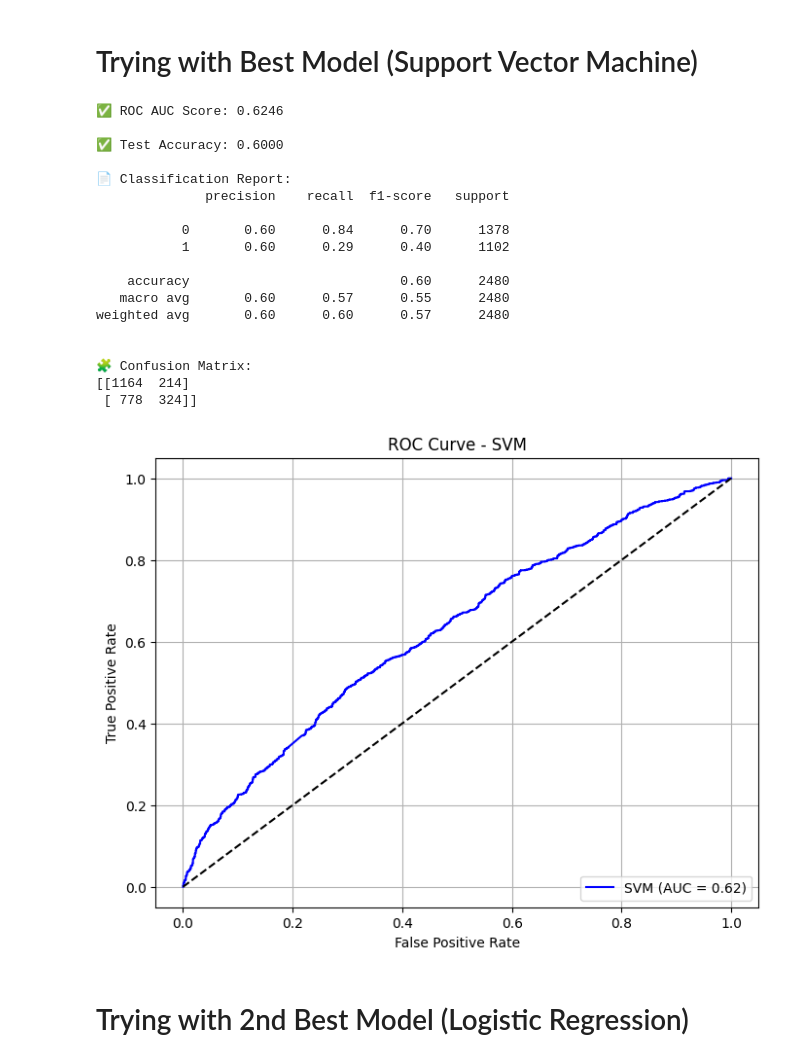
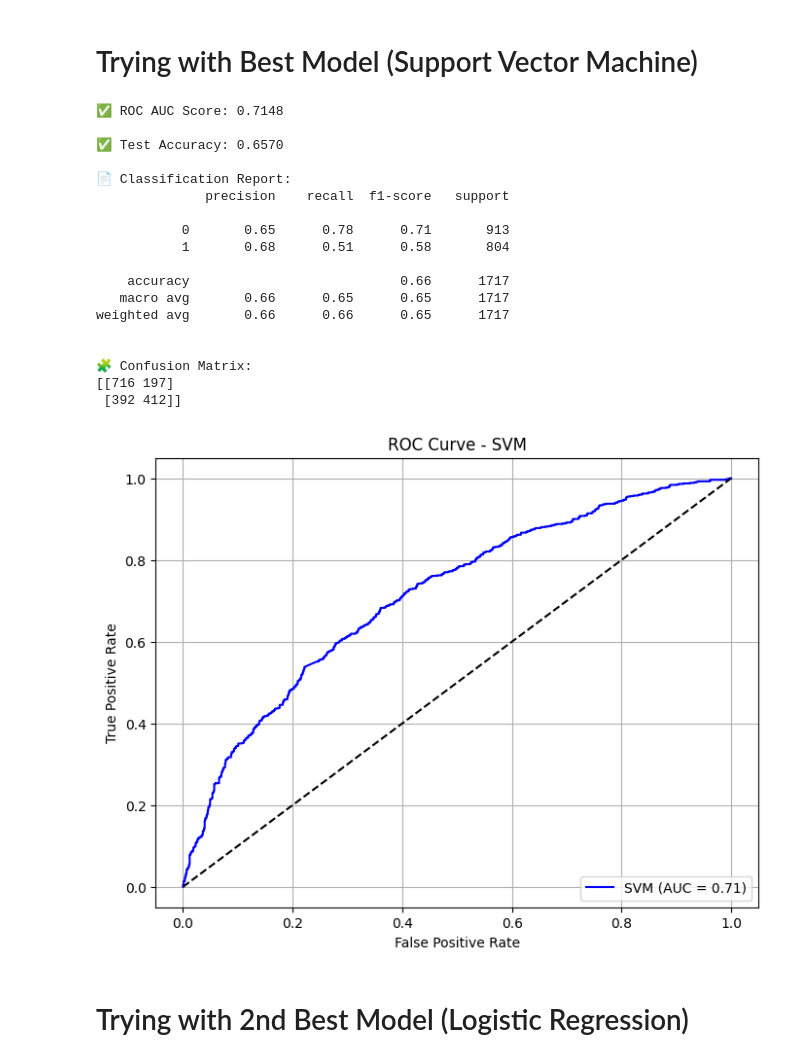
Before and after one commit to musayevf/football_prediction_model, a Jupyter notebook: ml_prediction_new.ipynb, the cells around one changed output. Drawn from its saved outputs; the diff is of its cells as text; code cells hidden in the pictures.

```diff
--- a/ml_prediction_new.ipynb
+++ b/ml_prediction_new.ipynb
@@ -16,7 +16,7 @@ from sklearn.preprocessing import LabelEncoder
 pd.set_option('display.max_columns', None)
 pd.set_option('display.max_rows', None)
 
-directory = 'C:/Users/99451/Desktop/MODEL/old/eng_champ'
+directory = 'C:/Users/99451/Desktop/MODEL/old/eng_prem'
 
 dfs = []
 
@@ -29,9 +29,9 @@ for filename in os.listdir(directory):
         df = df[columns_to_keep]
         dfs.append(df)
 
-df = pd.concat(dfs, ignore_index=True)
+my_df = pd.concat(dfs, ignore_index=True)
 
-print("Number of rows:", df.shape[0])
-print("Number of columns:", df.shape[1])
-df.head(5)
+print("Number of rows:", my_df.shape[0])
+print("Number of columns:", my_df.shape[1])
+my_df.head(5)
 # %% [output]
@@ -46,6 +46,9 @@ Number of columns: 13
 # %% [markdown]
 # Adding Moving Average Columns
 # %%
+#Creating a copy of my_df to work on
+df = my_df.copy()
+
 #Calculating Points Per Game for Home and Away Teams
 df['HPTS'] = np.select([df['FTR'] == 'H', df['FTR'] == 'D', df['FTR'] == 'A'], [3, 1, 0], default=0)
 df['APTS'] = np.select([df['FTR'] == 'H', df['FTR'] == 'D', df['FTR'] == 'A'], [0, 1, 3], default=0)
@@ -133,7 +136,7 @@ df['ht_poisson_df'] = df['ht_home_poisson'] - df['ht_away_poisson']
 df['FTRT'] = [1 if x == 'H' else 0 for x in df['FTR']]
 
 #Removing unnessary columns
-df.drop(['Date', 'FTHG', 'FTAG', 'B365H', 'B365D', 'B365A', 'HPTS', 'APTS', 'FTHGS', 'FTHGC', 'FTAGS', 'FTAGC',
+df.drop(['Date', 'FTHG', 'FTAG', 'HPTS', 'APTS', 'FTHGS', 'FTHGC', 'FTAGS', 'FTAGC',
             'FTD', 'FTA', 'league_home_goals', 'league_away_goals', 'home_attack', 'home_defence', 'FTDA',
             'away_attack', 'away_defence', 'home_xg', 'away_xg', 'HPPG', 'APPG', 'home_poisson', 'away_poisson',
             'HST', 'AST', 'HSTC', 'ASTC', 'HTHG', 'HTAG', 'FTR', 'HSTS', 'ASTS',
@@ -173,7 +176,7 @@ df[df['HomeTeam'] == 'Sunderland'].head(7)
 # Starting ML Tests with Random Forests
 # %%
 # Split the data into training and testing sets
-X = df.drop(columns=['FTRT', 'HomeTeam', 'AwayTeam', 'ht_poisson_df'], axis = 1)  # Features
+X = df.drop(columns=['FTRT', 'HomeTeam', 'AwayTeam', 'ht_poisson_df', 'B365H', 'B365D', 'B365A'], axis = 1)  # Features
 y = df['FTRT']  # Target variable
 
 X_train, X_test, y_train, y_test = train_test_split(X, y, test_size = 0.2, random_state=42)
@@ -333,58 +336,58 @@ from sklearn.metrics import classification_report, confusion_matrix, roc_auc_sco
 import matplotlib.pyplot as plt
 
 # Train the best SVM model
-best_svm = SVC(C=1, kernel='linear', probability=True)
+best_svm = SVC(C=0.1, kernel='linear', probability=True)
 best_svm.fit(X_train, y_train)
 
 # Predict probabilities and classes
-y_pred_proba = best_svm.predict_proba(X_test)[:, 1]
-y_pred = best_svm.predict(X_test)
+svm_pred_proba = best_svm.predict_proba(X_test)[:, 1]
+svm_pred = best_svm.predict(X_test)
 
 # ROC AUC Score
-roc_auc = roc_auc_score(y_test, y_pred_proba)
-accuracy = accuracy_score(y_test, y_pred)
+roc_auc = roc_auc_score(y_test, svm_pred_proba)
+accuracy = accuracy_score(y_test, svm_pred)
 print(f"\n✅ ROC AUC Score: {roc_auc:.4f}")
 print(f"\n✅ Test Accuracy: {accuracy:.4f}")
 
 # Classification report
 print("\n📄 Classification Report:")
-print(classification_report(y_test, y_pred))
+print(classification_report(y_test, svm_pred))
 
 # Confusion Matrix
 print("\n🧩 Confusion Matrix:")
-print(confusion_matrix(y_test, y_pred))
+print(confusion_matrix(y_test, svm_pred))
 
 # Plot ROC Curve
-fpr, tpr, _ = roc_curve(y_test, y_pred_proba)
+fpr, tpr, _ = roc_curve(y_test, svm_pred_proba)
 plt.figure(figsize=(8, 6))
 plt.plot(fpr, tpr, label=f"SVM (AUC = {roc_auc:.2f})", color='blue')
 plt.plot([0, 1], [0, 1], 'k--')  # Diagonal line
 plt.xlabel("False Positive Rate")
 plt.ylabel("True Positive Rate")
 plt.title("ROC Curve - SVM")
 plt.legend(loc="lower right")
 plt.grid(True)
 plt.show()
 # %% [output]
-✅ ROC AUC Score: 0.6246
+✅ ROC AUC Score: 0.7148
 
-✅ Test Accuracy: 0.6000
+✅ Test Accuracy: 0.6570
 
 📄 Classification Report:
               precision    recall  f1-score   support
 
-           0       0.60      0.84      0.70      1378
-           1       0.60      0.29      0.40      1102
+           0       0.65      0.78      0.71       913
+           1       0.68      0.51      0.58       804
 
-    accuracy                           0.60      2480
-   macro avg       0.60      0.57      0.55      2480
-weighted avg       0.60      0.60      0.57      2480
+    accuracy                           0.66      1717
+   macro avg       0.66      0.65      0.65      1717
+weighted avg       0.66      0.66      0.65      1717
 
 
 🧩 Confusion Matrix:
-[[1164  214]
- [ 778  324]]
+[[716 197]
+ [392 412]]
-[figure, old version]
+[figure, new version]
 # %% [markdown]
 # Trying with 2nd Best Model (Logistic Regression)
 # %%
```
Also changed, not shown: parts of 15 cells of this notebook, 1 other file.
